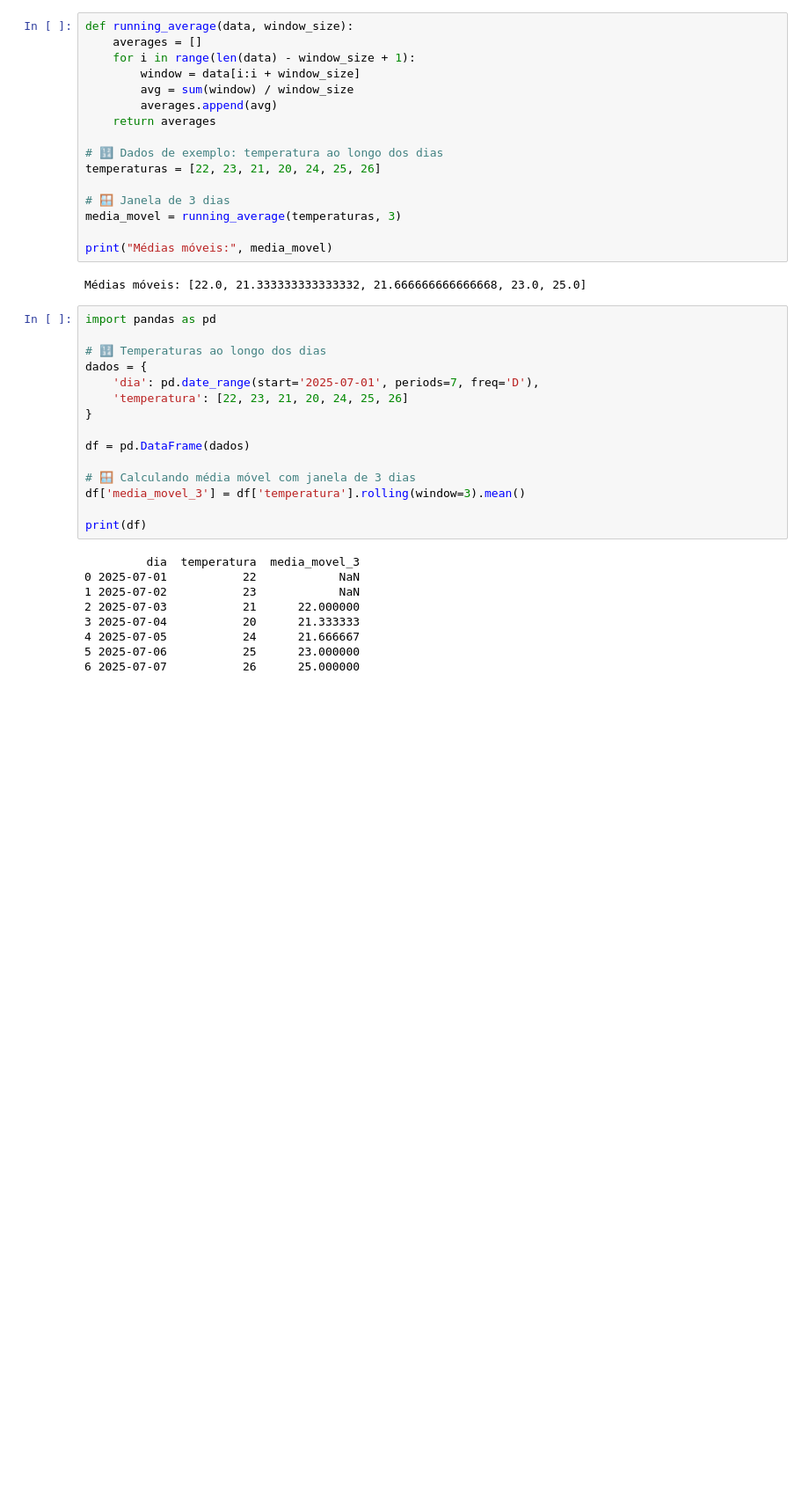
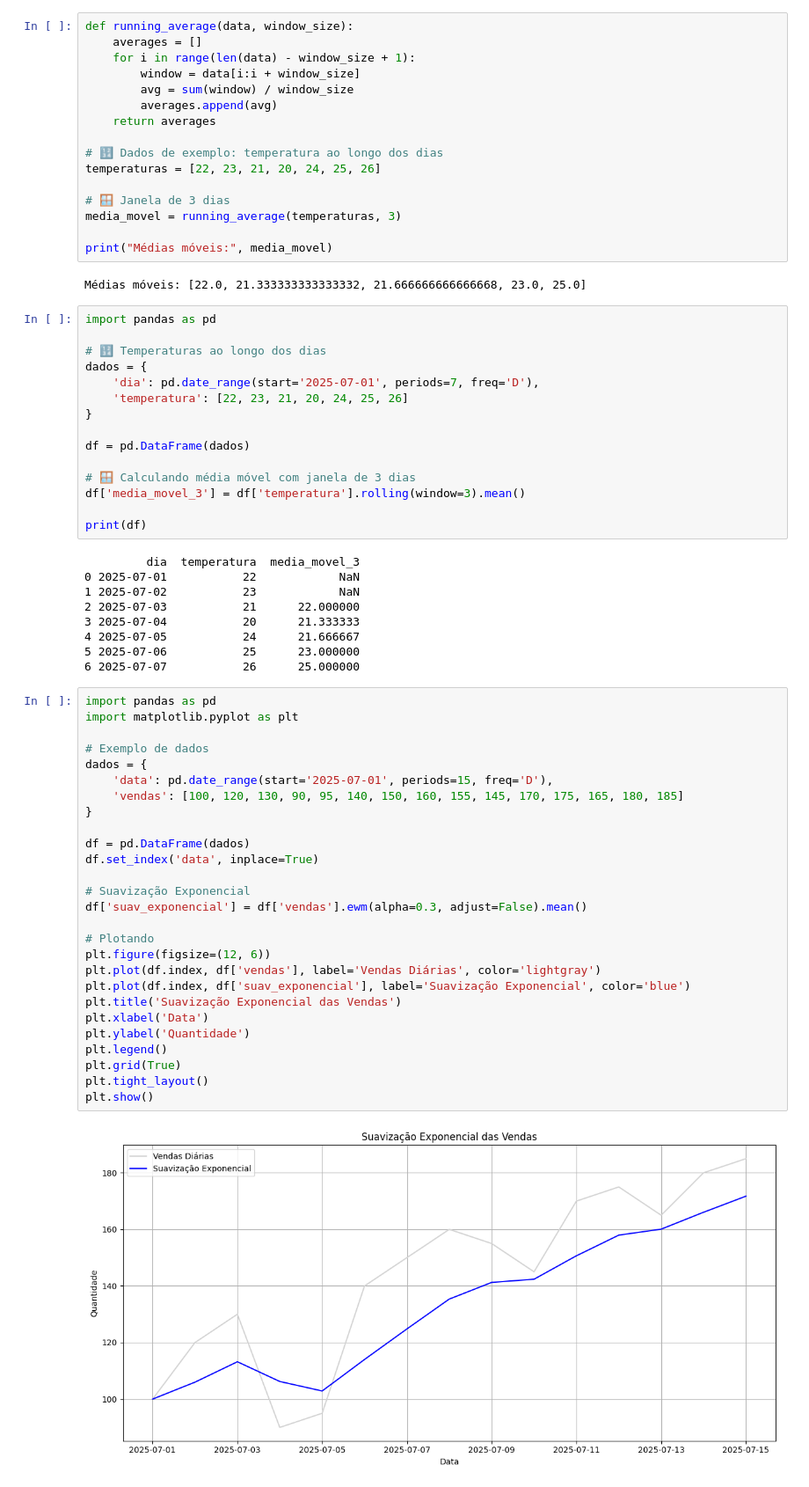
Before and after one commit to gustavocoderjs/An-lise-de-Dados-, a Jupyter notebook: Notebooks/medias_moveis.ipynb, the cells around one changed output. Shown: that part at 88% size. Cells and saved outputs as stored; diff of their text form; blank space fills up the shorter version.

```diff
--- a/Notebooks/medias_moveis.ipynb
+++ b/Notebooks/medias_moveis.ipynb
@@ -40,3 +40,32 @@ print(df)
 4 2025-07-05           24      21.666667
 5 2025-07-06           25      23.000000
 6 2025-07-07           26      25.000000
+# %%
+import pandas as pd
+import matplotlib.pyplot as plt
+
+# Exemplo de dados
+dados = {
+    'data': pd.date_range(start='2025-07-01', periods=15, freq='D'),
+    'vendas': [100, 120, 130, 90, 95, 140, 150, 160, 155, 145, 170, 175, 165, 180, 185]
+}
+
+df = pd.DataFrame(dados)
+df.set_index('data', inplace=True)
+
+# Suavização Exponencial
+df['suav_exponencial'] = df['vendas'].ewm(alpha=0.3, adjust=False).mean()
+
+# Plotando
+plt.figure(figsize=(12, 6))
+plt.plot(df.index, df['vendas'], label='Vendas Diárias', color='lightgray')
+plt.plot(df.index, df['suav_exponencial'], label='Suavização Exponencial', color='blue')
+plt.title('Suavização Exponencial das Vendas')
+plt.xlabel('Data')
+plt.ylabel('Quantidade')
+plt.legend()
+plt.grid(True)
+plt.tight_layout()
+plt.show()
+# %% [output]
+[figure, added]
```
